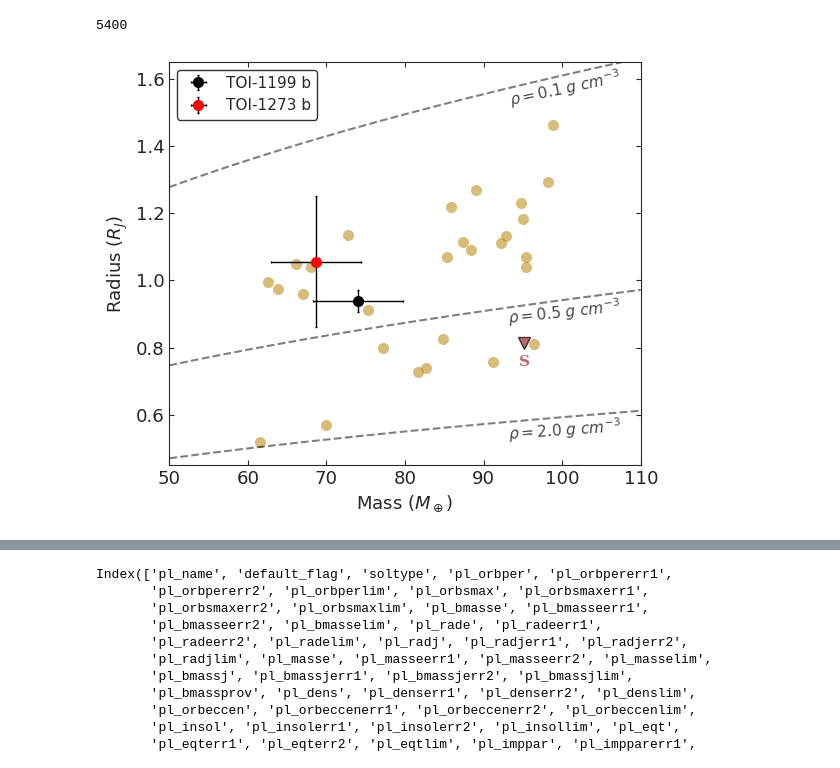
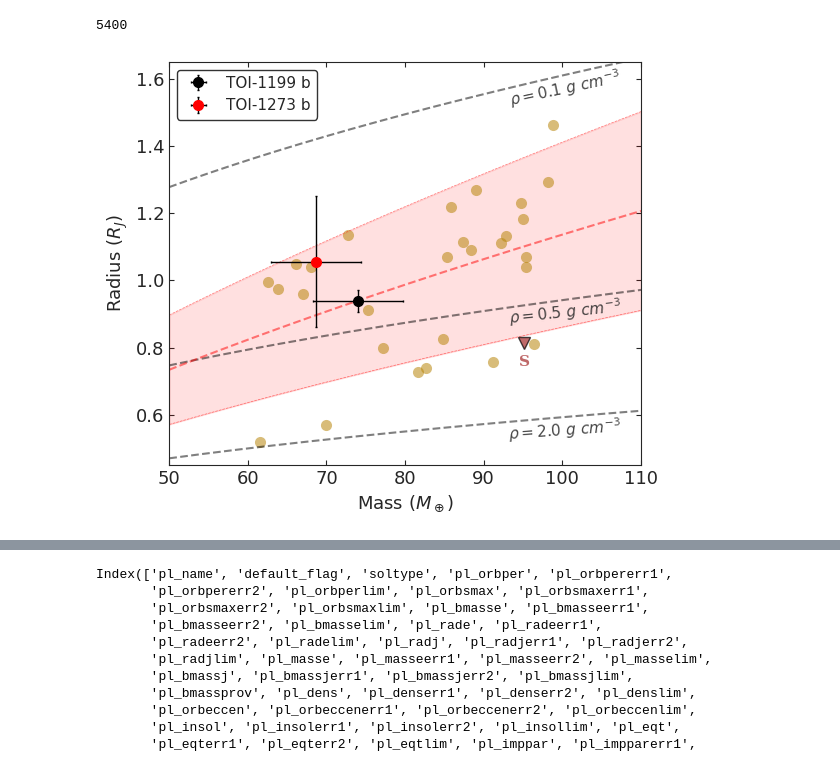
Before and after one commit to juanserrano90/toi1199-1273, a Jupyter notebook: figuras_caracterizacion.ipynb, the cells around one changed output, grey strips where cells are left out. Cells and saved outputs as stored; diff of their text form; code cells hidden in the pictures.

```diff
--- a/figuras_caracterizacion.ipynb
+++ b/figuras_caracterizacion.ipynb
@@ -102,3 +84,15 @@ radios7 = 0.70*masas**(0.63)*u.R_earth.to(u.R_jup)
+# %%
+#OTEGI 2020 M-R relation
+def r_otegi(m):
+    rr = ufloat(0.70, 0.11)
+    constant = ufloat(0.63,0.04)
+    rotegi = rr*m**(constant)*u.R_earth.to(u.R_jup)
+    return rotegi
+radios7 = []
+radios7err = []
+for i in range(len(masas)):
+    radios7.append(r_otegi(masas[i]).n)
+    radios7err.append(r_otegi(masas[i]).s)
 # %%
 figure = plt.figure(figsize=(10, 7))
 sns.set_style("white")
@@ -225,35 +222,38 @@ plt.plot(parecidos['pl_bmasse'], parecidos['pl_radj'], 'o', color='C4', ms=8,
 plt.xlabel('Mass ($M_\oplus$)', fontsize=13)
 plt.ylabel('Radius ($R_J$)', fontsize=13)
 plt.plot(masas, radios1, color='black', linewidth=1.5, linestyle="--", alpha=0.5)
 plt.plot(masas, radios2, color='black', linewidth=1.5, linestyle="--", alpha=0.5)
 plt.plot(masas, radios5, color='black', linewidth=1.5, linestyle="--", alpha=0.5)
-
+plt.plot(masas, radios7, color='red', linewidth=1.5, linestyle="--", alpha=0.5)
+plt.plot(masas, np.asarray(radios7)+np.asarray(radios7err), color='red', linewidth=0.5, linestyle="--", alpha=0.5)
+plt.plot(masas, np.asarray(radios7)-np.asarray(radios7err), color='red', linewidth=0.5, linestyle="--", alpha=0.5)
+plt.fill_between(masas, np.asarray(radios7)-np.asarray(radios7err), np.asarray(radios7)+np.asarray(radios7err), color='red', alpha=0.12)
 plt.errorbar([masa_1199[0].to(u.M_earth).value], [radio_1199[0].value], marker='o', ls='none', ms=7, color='k',
              xerr=[masa_1199[1].to(u.M_earth).value], yerr=[radio_1199[1].value],
             markeredgecolor='k', markeredgewidth=1, ecolor='k', elinewidth=1, capsize=1, label='TOI-1199 b')
 
 plt.errorbar([masa_1273[0].to(u.M_earth).value], [radio_1273[0].value], marker='o', ls='none', ms=7, color='r',
              xerr=[masa_1199[1].to(u.M_earth).value], yerr=[radio_1273[1].value],
             markeredgecolor='r', markeredgewidth=1, ecolor='k', elinewidth=1, capsize=1, label='TOI-1273 b')
 
 plt.plot([95.16], [0.8145], marker='v', ls='none', ms=8, color='brown', markeredgecolor='k', markeredgewidth=1, alpha=0.7)
 plt.text(94.53, 0.745, 'S', fontsize=11, alpha=0.7,  weight='bold', fontfamily='serif', style='normal',  color='brown')
 
 plt.tick_params(axis='both', labelsize=15)
 plt.text(93, 1.52, r'$\rho = 0.1 ~g~ cm^{-3}$', fontsize=11, rotation=12, alpha=0.85)
 plt.text(93, 0.87, r'$\rho = 0.5 ~g~ cm^{-3}$', fontsize=11, rotation=6, alpha=0.85)
 plt.text(93, 0.525, r'$\rho = 2.0 ~g~ cm^{-3}$', fontsize=11, rotation=4, alpha=0.85)
 
 plt.tick_params(axis='y', which='both', left=True, right=True, direction='in', labelsize=13)
 plt.tick_params(axis='x', which='both', bottom=True, top=True, direction='in', labelsize=13)
 plt.xlim(50,110)
 plt.ylim(0.45,1.65)
 plt.tight_layout()
 plt.legend(loc='upper left', fontsize=11, frameon=True, edgecolor='k', fancybox=True, markerscale=1)
 #plt.savefig('density_plot.png', dpi=300, bbox_inches='tight', facecolor='white')
 plt.show()
 # %% [output]
-[figure, old version]
+[figure, new version]
 # %%
 plt.figure(figsize=(8, 4))
 plt.hist(parecidos.pl_dens, bins=np.arange(0.0, 1.9, 0.1), histtype='bar', color='k', alpha=0.7) ##8EBA42
```
Also changed, not shown: parts of 9 cells of this notebook, 1 other file.
